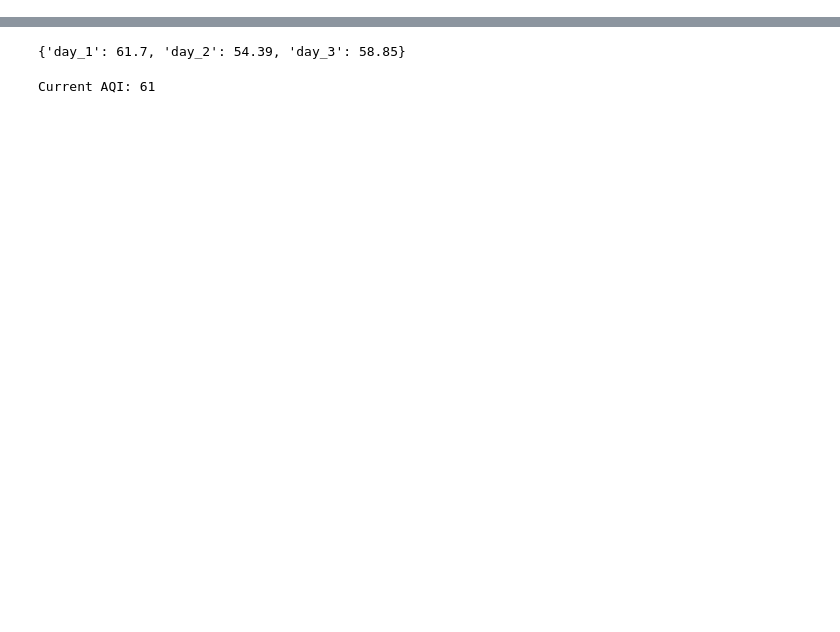
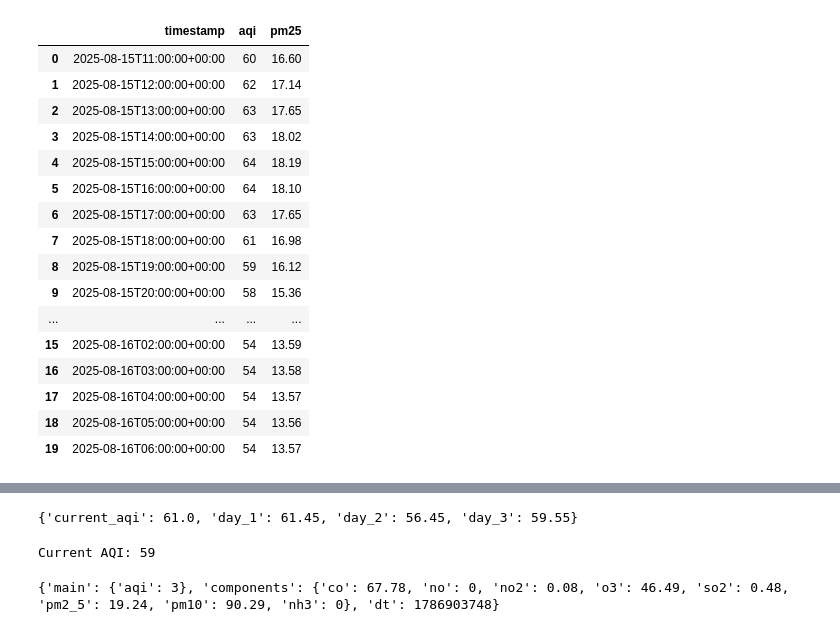
Before and after one commit to githubSubhanKhan/Air-Quality-Index-Predictor, a Jupyter notebook: app/notebooks/test_notebook.ipynb, the cells around one changed output, grey strips where cells are left out. Saved outputs shown, nothing was run; the diff lists cells and outputs as text; code cells hidden in the pictures; blank space fills up the shorter version.

```diff
--- a/app/notebooks/test_notebook.ipynb
+++ b/app/notebooks/test_notebook.ipynb
@@ -26,0 +56,2 @@ df = pd.DataFrame(list(cursor))
+# %%
+df = df[df["timestamp"] != "2025-03-04T16:00:00+05:00"]
@@ -27,3 +62,25 @@ df = pd.DataFrame(list(cursor))
+# %%
+df = df[df["timestamp"] != "2025-03-04T16:00:00+05:00"]
+# %%
+df.sort_values("timestamp")[["timestamp","aqi","pm25"]].head(20)
+# %% [output]
+|  | timestamp | aqi | pm25 |
+| 0 | 2025-08-15T11:00:00+00:00 | 60 | 16.60 |
+| 1 | 2025-08-15T12:00:00+00:00 | 62 | 17.14 |
+| 2 | 2025-08-15T13:00:00+00:00 | 63 | 17.65 |
+| 3 | 2025-08-15T14:00:00+00:00 | 63 | 18.02 |
+| 4 | 2025-08-15T15:00:00+00:00 | 64 | 18.19 |
+| 5 | 2025-08-15T16:00:00+00:00 | 64 | 18.10 |
+| 6 | 2025-08-15T17:00:00+00:00 | 63 | 17.65 |
+| 7 | 2025-08-15T18:00:00+00:00 | 61 | 16.98 |
+| 8 | 2025-08-15T19:00:00+00:00 | 59 | 16.12 |
+| 9 | 2025-08-15T20:00:00+00:00 | 58 | 15.36 |
+| ... | ... | ... | ... |
+| 15 | 2025-08-16T02:00:00+00:00 | 54 | 13.59 |
+| 16 | 2025-08-16T03:00:00+00:00 | 54 | 13.58 |
+| 17 | 2025-08-16T04:00:00+00:00 | 54 | 13.57 |
+| 18 | 2025-08-16T05:00:00+00:00 | 54 | 13.56 |
+| 19 | 2025-08-16T06:00:00+00:00 | 54 | 13.57 |
 # %%
 import sys
 from pathlib import Path
@@ -49,10 +106,18 @@ prediction = predict(features)
 
 prediction
 # %% [output]
-{'day_1': 61.7, 'day_2': 54.39, 'day_3': 58.85}
+{'current_aqi': 61.0, 'day_1': 61.45, 'day_2': 56.45, 'day_3': 59.55}
 # %%
 latest = df.iloc[-1]
 
 print("Current AQI:", latest["aqi"])
 # %% [output]
-Current AQI: 61
+Current AQI: 59
+# %%
+from src.features.fetch_openweather import (
+    fetch_current_pollution
+)
+
+print(fetch_current_pollution("karachi"))
+# %% [output]
+{'main': {'aqi': 3}, 'components': {'co': 67.78, 'no': 0, 'no2': 0.08, 'o3': 46.49, 'so2': 0.48, 'pm2_5': 19.24, 'pm10': 90.29, 'nh3': 0}, 'dt': 1786903748}
```
Also changed, not shown: parts of 6 cells of this notebook, 9 other files.
